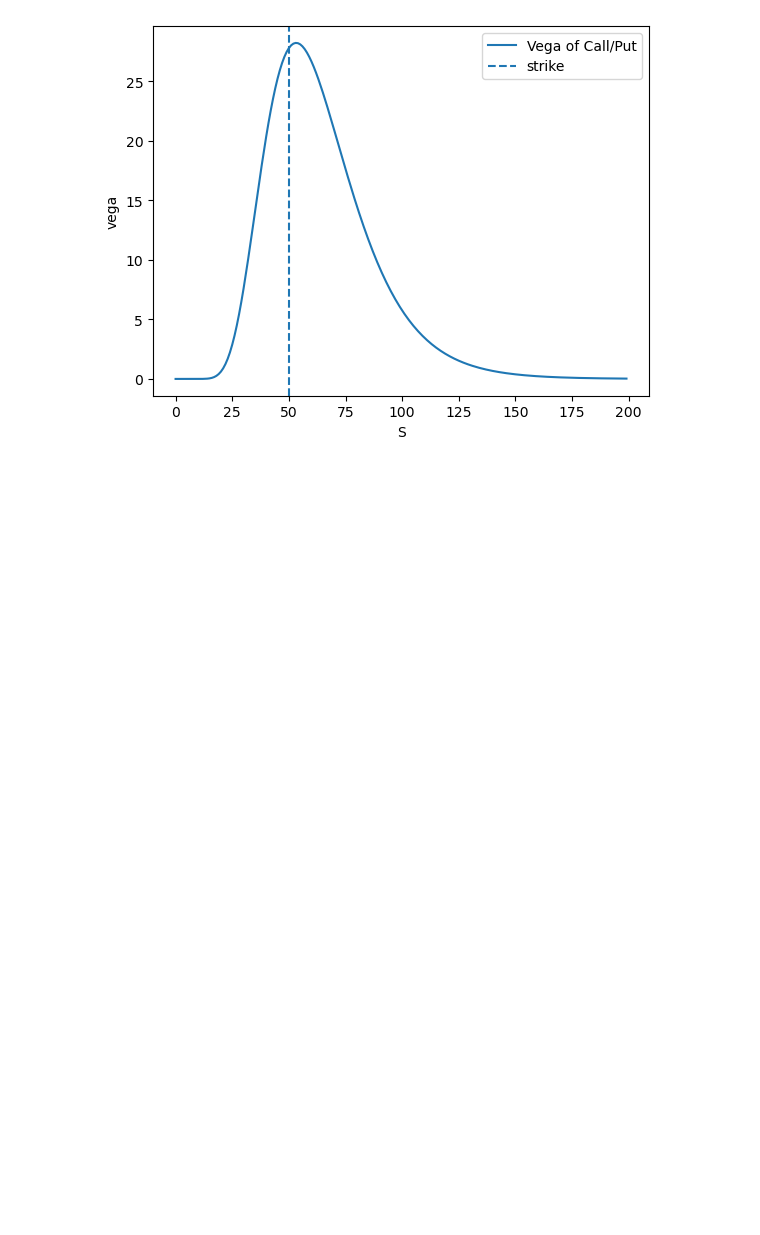
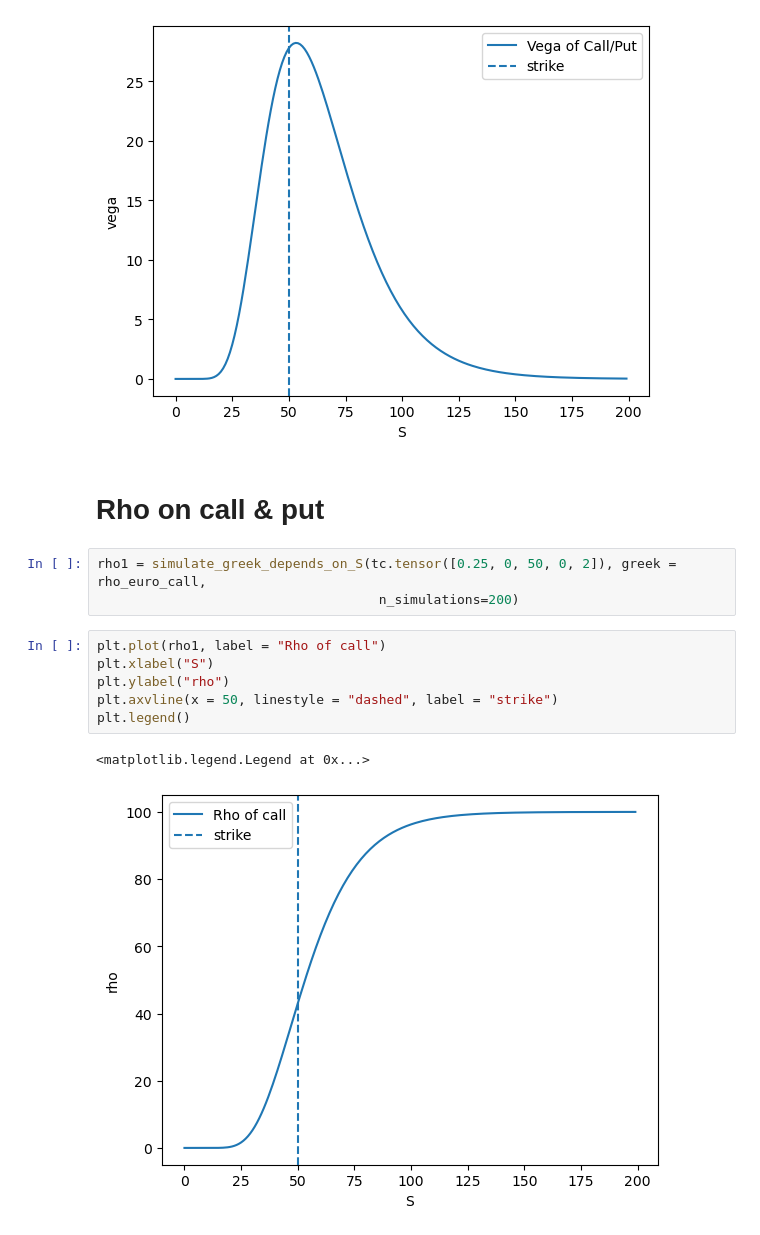
Before and after one commit to zcaiElvis/option_pricing, a Jupyter notebook: notebook/greeks.ipynb, the cells around one changed output. Saved outputs shown, nothing was run; the diff lists cells and outputs as text; blank space fills up the shorter version.

```diff
--- a/notebook/greeks.ipynb
+++ b/notebook/greeks.ipynb
@@ -100,3 +100,17 @@ plt.legend()
 # %% [output]
 <matplotlib.legend.Legend at 0x...>
 [figure]
+# %% [markdown]
+# Rho on call & put
+# %%
+rho1 = simulate_greek_depends_on_S(tc.tensor([0.25, 0, 50, 0, 2]), greek = rho_euro_call,
+                                    n_simulations=200)
+# %%
+plt.plot(rho1, label = "Rho of call")
+plt.xlabel("S")
+plt.ylabel("rho")
+plt.axvline(x = 50, linestyle = "dashed", label = "strike")
+plt.legend()
+# %% [output]
+<matplotlib.legend.Legend at 0x...>
+[figure, added]
```
Also changed, not shown: parts of 3 cells of this notebook, 8 other files.
